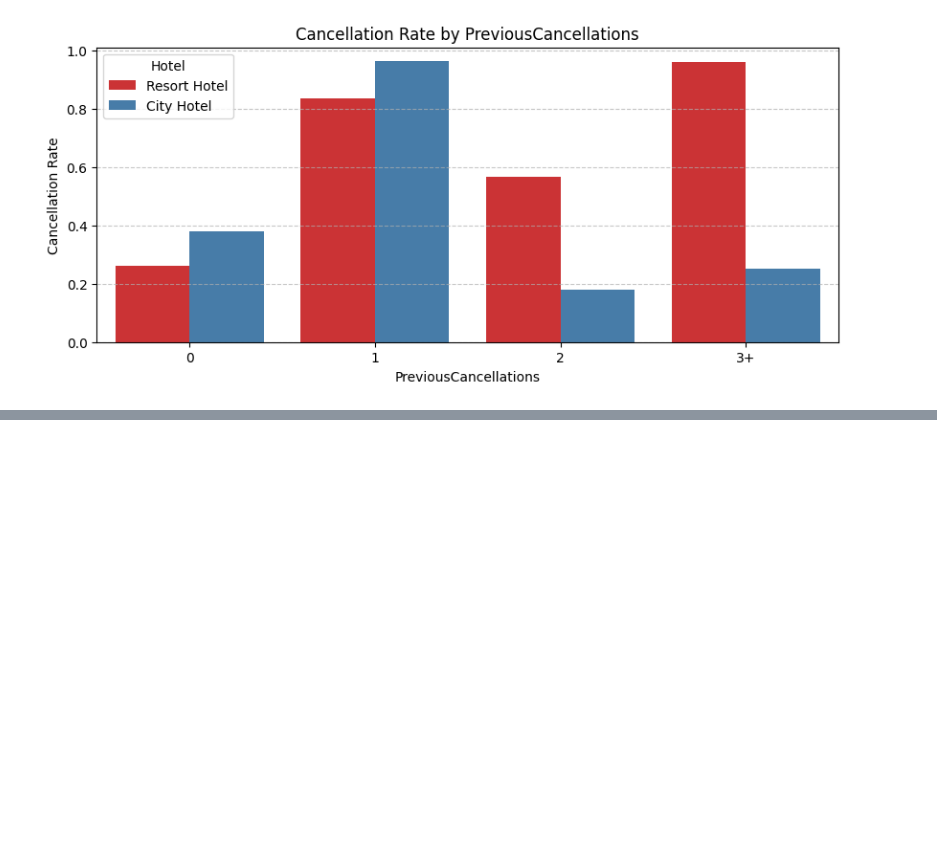
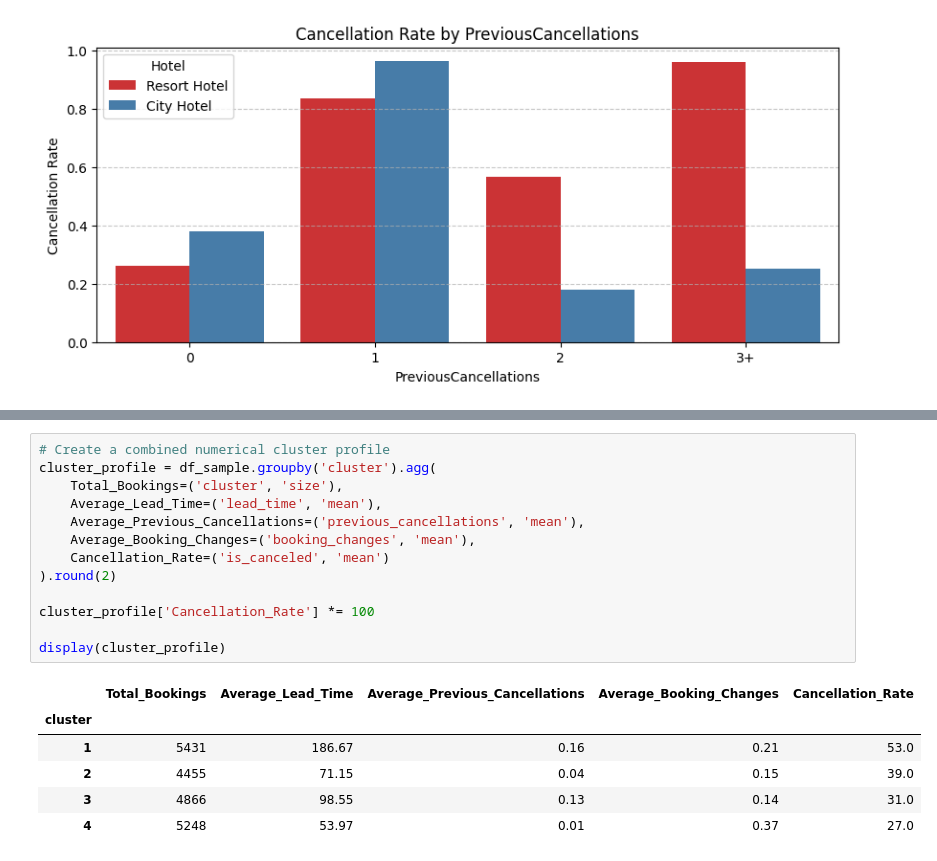
Before and after one commit to sylle321/Hotel_booking, a Jupyter notebook: Descriptive_Code.ipynb, the cells around one changed output, grey strips where cells are left out. Cells and saved outputs as stored; diff of their text form; blank space fills up the shorter version.

```diff
--- a/Descriptive_Code.ipynb
+++ b/Descriptive_Code.ipynb
@@ -619,0 +704,20 @@ plt.show()
+# %%
+# Create a combined numerical cluster profile
+cluster_profile = df_sample.groupby('cluster').agg(
+    Total_Bookings=('cluster', 'size'),
+    Average_Lead_Time=('lead_time', 'mean'),
+    Average_Previous_Cancellations=('previous_cancellations', 'mean'),
+    Average_Booking_Changes=('booking_changes', 'mean'),
+    Cancellation_Rate=('is_canceled', 'mean')
+).round(2)
+
+cluster_profile['Cancellation_Rate'] *= 100
+
+display(cluster_profile)
+# %% [output]
+|  | Total_Bookings | Average_Lead_Time | Average_Previous_Cancellations | Average_Booking_Changes | Cancellation_Rate |
+| cluster |  |  |  |  |  |
+| 1 | 5431 | 186.67 | 0.16 | 0.21 | 53.0 |
+| 2 | 4455 | 71.15 | 0.04 | 0.15 | 39.0 |
+| 3 | 4866 | 98.55 | 0.13 | 0.14 | 31.0 |
+| 4 | 5248 | 53.97 | 0.01 | 0.37 | 27.0 |
```
Also changed, not shown: parts of 7 cells of this notebook.
